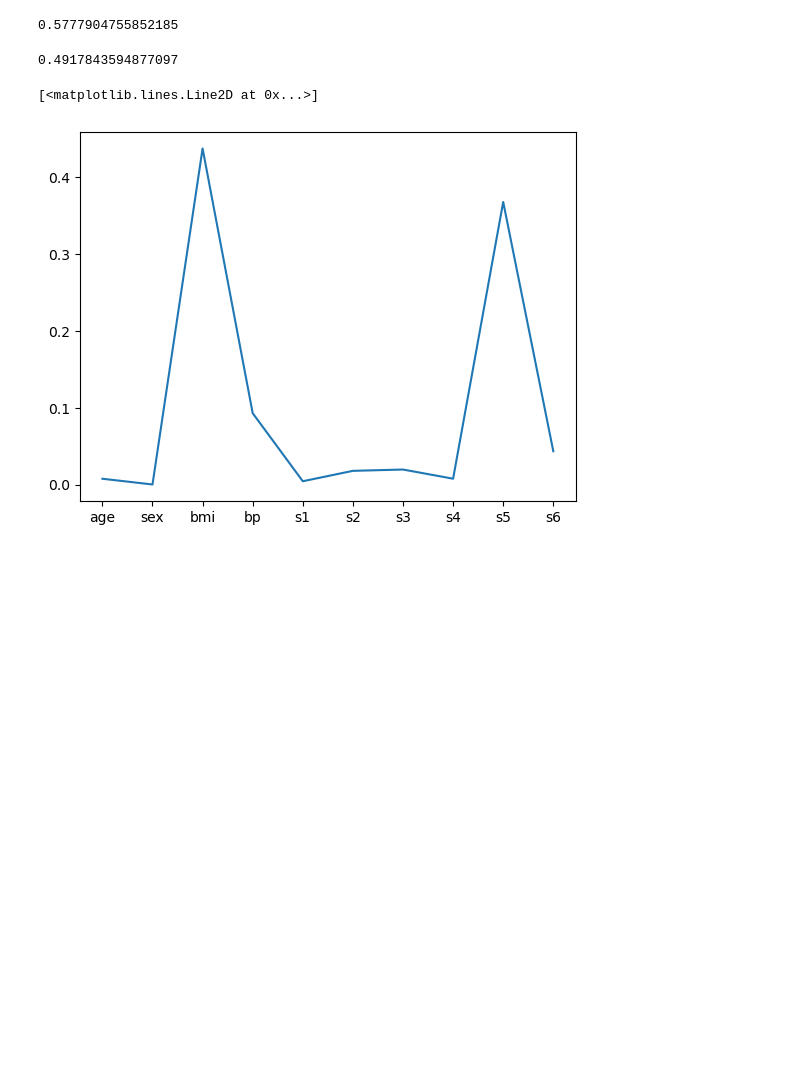
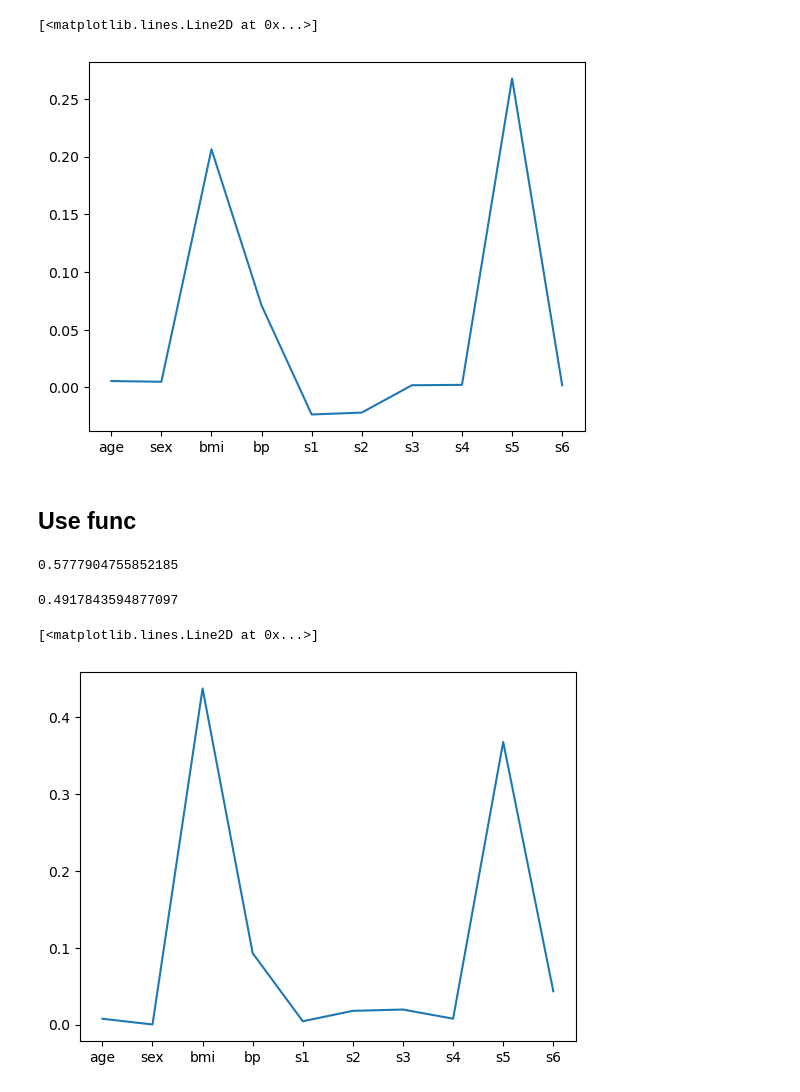
Before and after one commit to MySlientWind/astro_statistics_assistant, a Jupyter notebook: example/calculate_correlation.ipynb, the cells around one changed output. Cells and saved outputs as stored; diff of their text form; code cells hidden in the pictures; blank space fills up the shorter version.

```diff
--- a/example/calculate_correlation.ipynb
+++ b/example/calculate_correlation.ipynb
@@ -9,3 +50,11 @@ from asa.correlation_methods import get_RF_importance
+# %%
+plt.plot(['age', 'sex', 'bmi', 'bp', 's1', 's2', 's3', 's4', 's5', 's6'],
+         importance.importances_mean)
+# %% [output]
+[<matplotlib.lines.Line2D at 0x...>]
+[figure, added]
+# %% [markdown]
+## Use func
 # %%
 # generate regression data
 data = load_diabetes()
```
Also changed, not shown: parts of 6 cells of this notebook, 3 other files.
